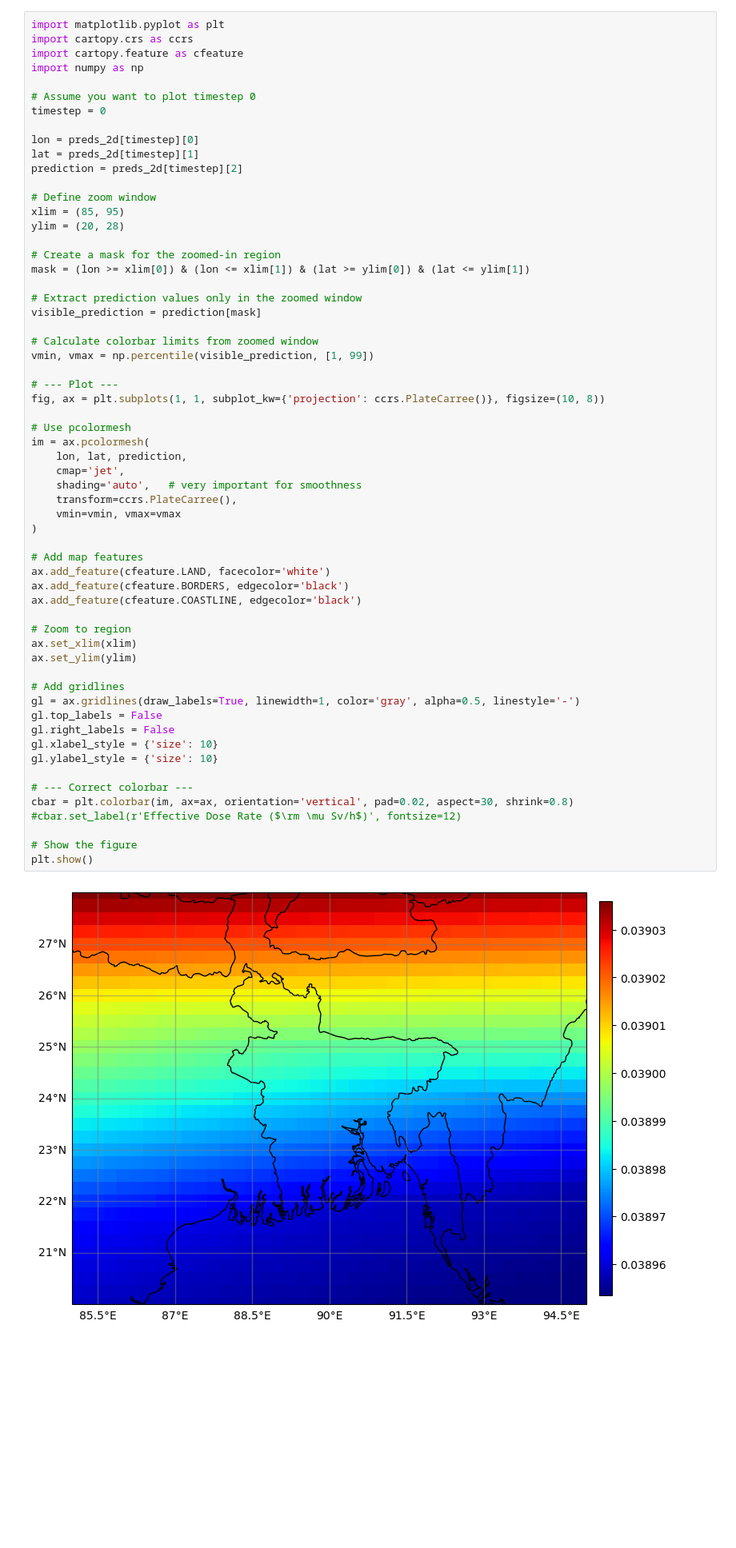
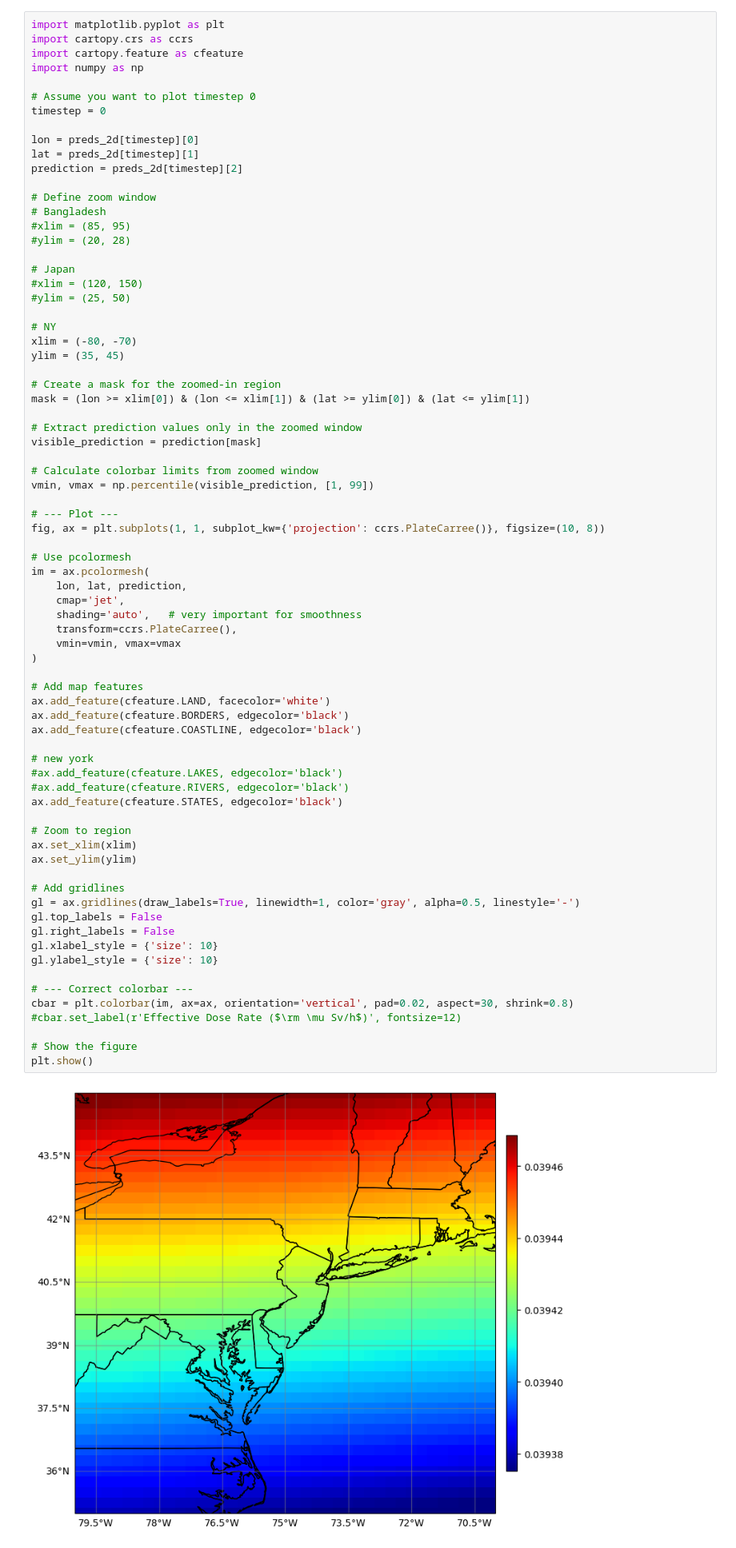
Before and after one commit to kkazuma19/CosmicRays-Operator, a Jupyter notebook: post_process.ipynb, the cells around one changed output. Shown at 80% size. Cells and saved outputs as stored; diff of their text form; blank space fills up the shorter version.

```diff
--- a/post_process.ipynb
+++ b/post_process.ipynb
@@ -267,8 +306,17 @@ lat = preds_2d[timestep][1]
 prediction = preds_2d[timestep][2]
 
 # Define zoom window
-xlim = (85, 95)
-ylim = (20, 28)
+# Bangladesh
+#xlim = (85, 95)
+#ylim = (20, 28)
+
+# Japan
+#xlim = (120, 150)
+#ylim = (25, 50)
+
+# NY
+xlim = (-80, -70)
+ylim = (35, 45)
 
 # Create a mask for the zoomed-in region
 mask = (lon >= xlim[0]) & (lon <= xlim[1]) & (lat >= ylim[0]) & (lat <= ylim[1])
@@ -287,31 +335,36 @@ im = ax.pcolormesh(
     lon, lat, prediction,
     cmap='jet',
     shading='auto',   # very important for smoothness
     transform=ccrs.PlateCarree(),
     vmin=vmin, vmax=vmax
 )
 
 # Add map features
 ax.add_feature(cfeature.LAND, facecolor='white')
 ax.add_feature(cfeature.BORDERS, edgecolor='black')
 ax.add_feature(cfeature.COASTLINE, edgecolor='black')
 
+# new york
+#ax.add_feature(cfeature.LAKES, edgecolor='black')
+#ax.add_feature(cfeature.RIVERS, edgecolor='black')
+ax.add_feature(cfeature.STATES, edgecolor='black')
+
 # Zoom to region
 ax.set_xlim(xlim)
 ax.set_ylim(ylim)
 
 # Add gridlines
 gl = ax.gridlines(draw_labels=True, linewidth=1, color='gray', alpha=0.5, linestyle='-')
 gl.top_labels = False
 gl.right_labels = False
 gl.xlabel_style = {'size': 10}
 gl.ylabel_style = {'size': 10}
 
 # --- Correct colorbar ---
 cbar = plt.colorbar(im, ax=ax, orientation='vertical', pad=0.02, aspect=30, shrink=0.8)
 #cbar.set_label(r'Effective Dose Rate ($\rm \mu Sv/h$)', fontsize=12)
 
 # Show the figure
 plt.show()
 # %% [output]
-[figure, old version]
+[figure, new version]
```
Also changed, not shown: parts of 3 cells of this notebook, 1 other file.
